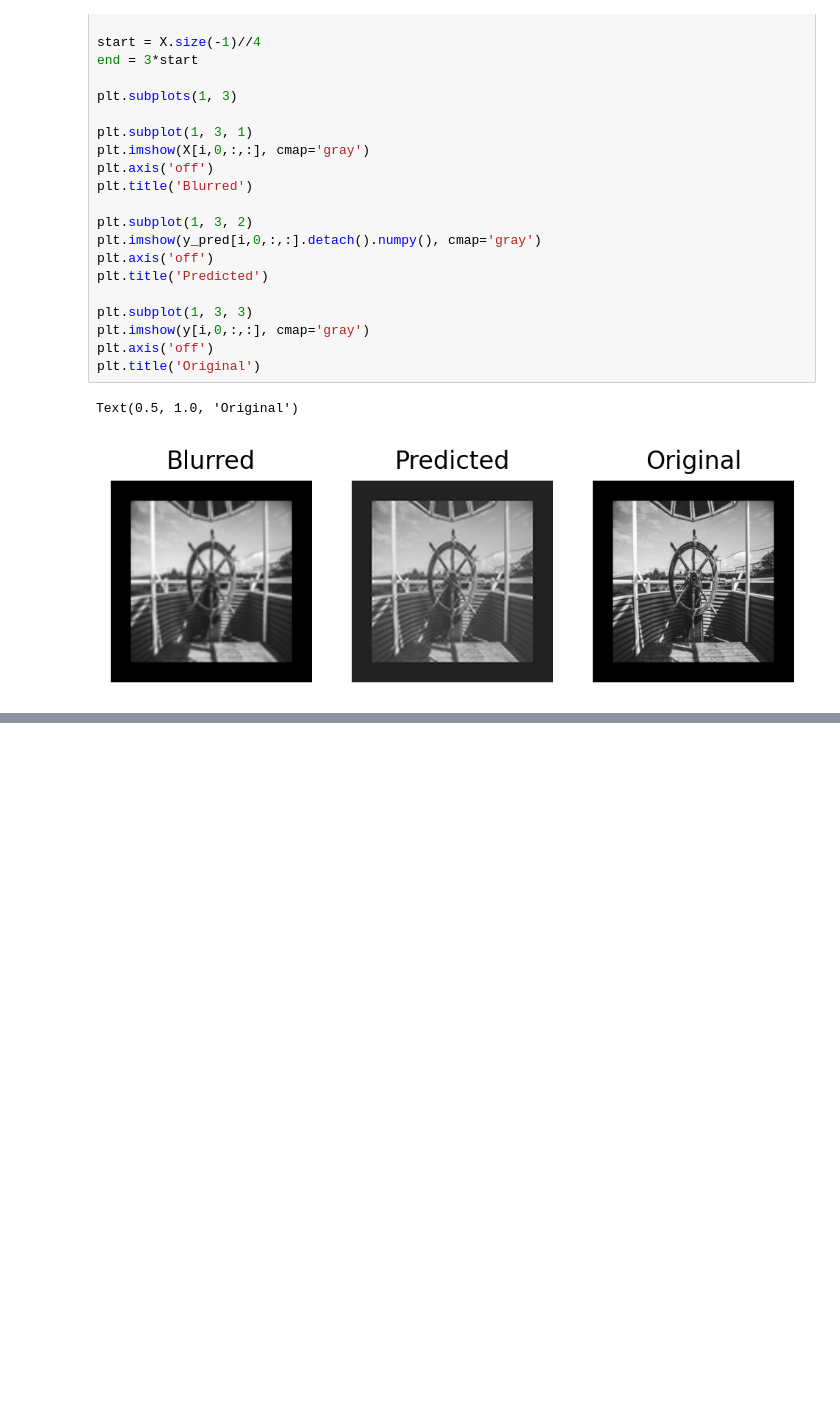
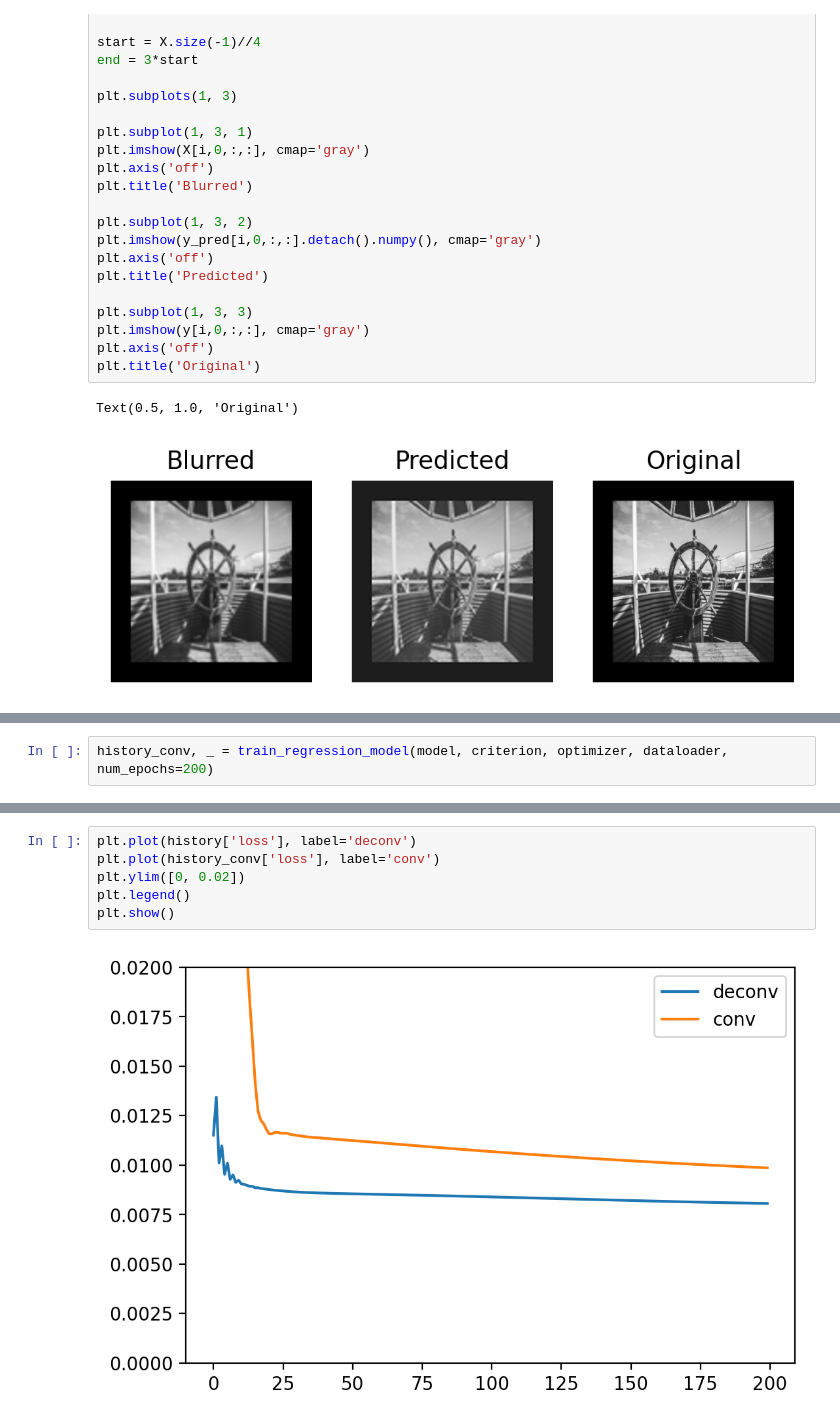
Before and after one commit to rashaad-meyer/ml_masters_uct, a Jupyter notebook: PyTorch/Notebooks/08_deconv_SIR_kaggle_ds.ipynb, the cells around one changed output, grey strips where cells are left out. Saved outputs shown, nothing was run; the diff lists cells and outputs as text; blank space fills up the shorter version.

```diff
--- a/PyTorch/Notebooks/08_deconv_SIR_kaggle_ds.ipynb
+++ b/PyTorch/Notebooks/08_deconv_SIR_kaggle_ds.ipynb
@@ -168,0 +176,2 @@ Text(0.5, 1.0, 'Original')
+# %%
+history_conv, _ = train_regression_model(model, criterion, optimizer, dataloader, num_epochs=200)
@@ -168,0 +235,8 @@ Text(0.5, 1.0, 'Original')
+# %%
+plt.plot(history['loss'], label='deconv')
+plt.plot(history_conv['loss'], label='conv')
+plt.ylim([0, 0.02])
+plt.legend()
+plt.show()
+# %% [output]
+[figure, added]
```
Also changed, not shown: parts of 4 cells of this notebook, 1 other file.
